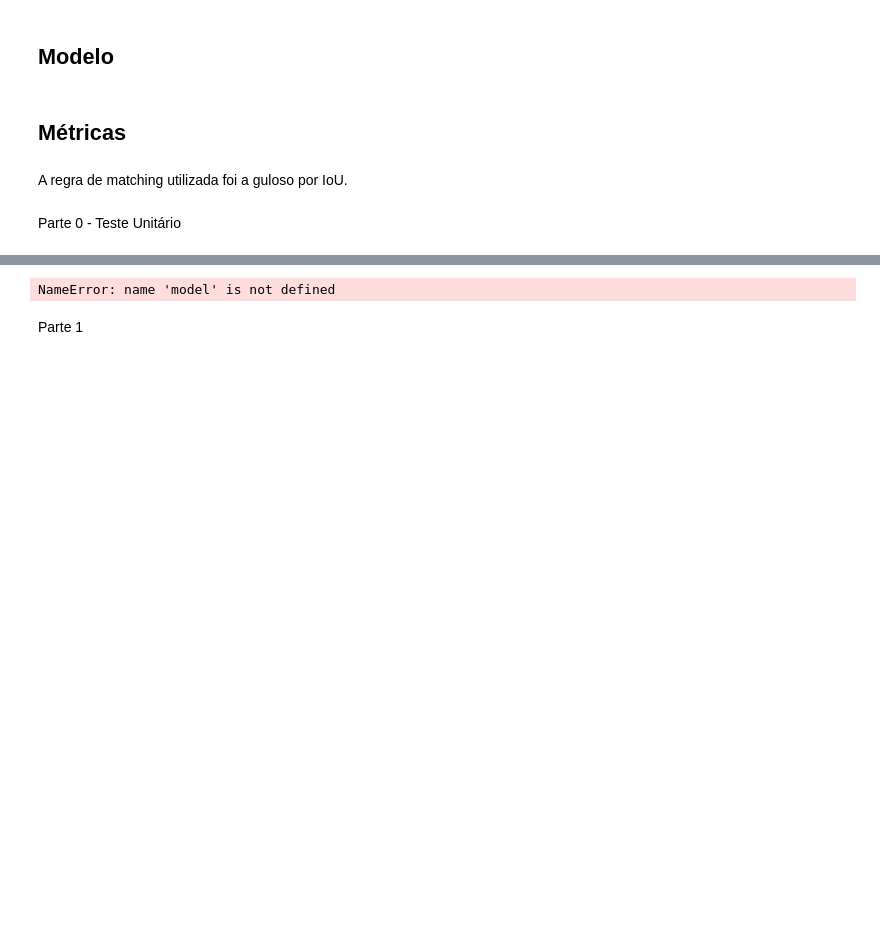
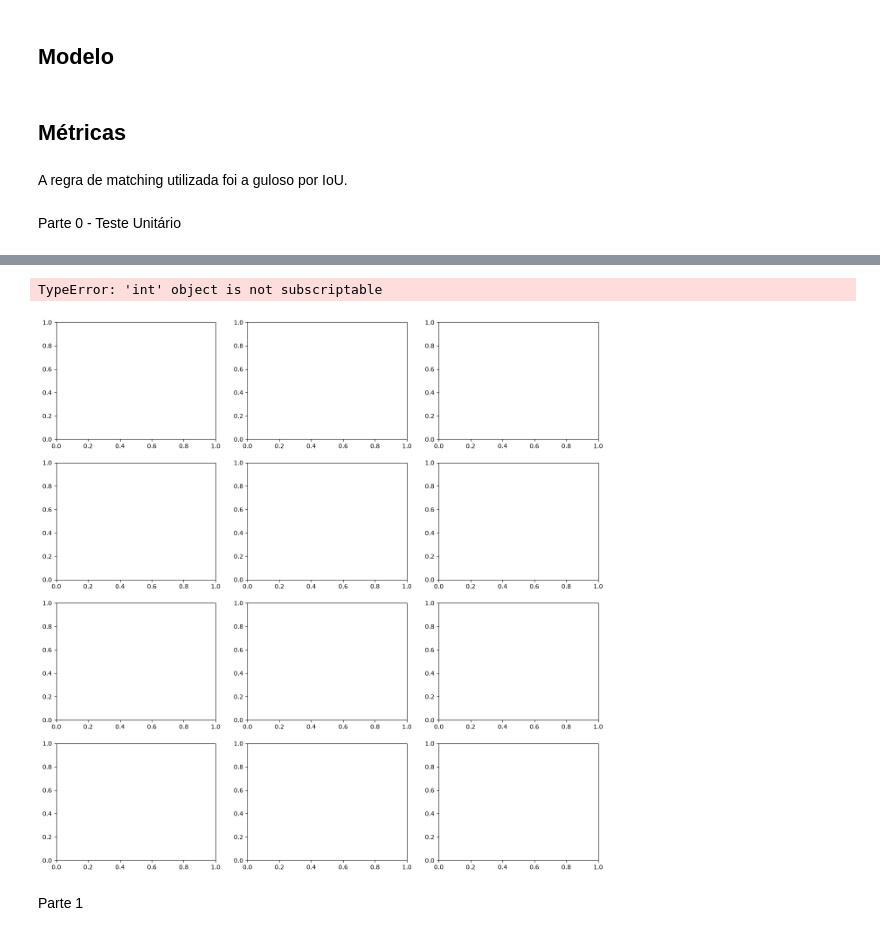
Before and after one commit to mistercapote/deep-learning-assignments, a Jupyter notebook: assignment-01/pa1.ipynb, the cells around one changed output, grey strips where cells are left out. Cells and saved outputs as stored; diff of their text form; code cells hidden in the pictures; blank space fills up the shorter version.

```diff
--- a/assignment-01/pa1.ipynb
+++ b/assignment-01/pa1.ipynb
@@ -324,37 +334,38 @@ Média global Erro Absoluto de Contagem: 9.6343
 # %%
-# images, real_masks, prediction_masks = evaluate(model, dataloader, device)
+images, real_masks, prediction_masks = evaluate(synthetic_model, synthetic_train_loader, device)
 
-# num_samples = 4
+num_samples = 4
 # calculated_metrics = [calculate_instance_metrics(real_masks[i][0], prediction_masks[i][0]) for i in range(num_samples)]
-# fig, axs = plt.subplots(num_samples, 3, figsize=(4 * num_samples, 4 * num_samples))
+fig, axs = plt.subplots(num_samples, 3, figsize=(4 * num_samples, 4 * num_samples))
 
-# for i in range(num_samples):
-#     # (Canais, Altura, Largura) -> (Altura, Largura, Canais)
-#     img_vis = images[i].transpose((1, 2, 0))
+for i in range(num_samples):
+    # (Canais, Altura, Largura) -> (Altura, Largura, Canais)
+    img_vis = images[i]
 
-#     mask_real_vis = real_masks[i]
-#     mask_prev_vis = prediction_masks[i][0]
+    mask_real_vis = real_masks[i]
+    mask_prev_vis = prediction_masks[i][0]
 
-#     # Coluna 1: Imagem
-#     axs[i, 0].imshow(img_vis)
-#     axs[i, 0].set_title(f"Exemplo {i+1}")
-#     axs[i, 0].axis('off')
+    # Coluna 1: Imagem
+    axs[i, 0].imshow(img_vis)
+    axs[i, 0].set_title(f"Exemplo {i+1}")
+    axs[i, 0].axis('off')
 
-#     # Coluna 2: Gabarito
-#     axs[i, 1].imshow(mask_real_vis, cmap='gray')
-#     axs[i, 1].set_title("Gabarito (Fundo-Objeto)")
-#     axs[i, 1].axis('off')
+    # Coluna 2: Gabarito
+    axs[i, 1].imshow(mask_real_vis, cmap='gray')
+    axs[i, 1].set_title("Gabarito (Fundo-Objeto)")
+    axs[i, 1].axis('off')
 
-#     # Coluna 3: Previsão U-Net
-#     axs[i, 2].imshow(mask_prev_vis, cmap='nipy_spectral')
-#     axs[i, 2].set_title(f"Previsão U-Net, instâncias = {np.max(mask_prev_vis) - 1}")
-#     axs[i, 2].axis('off')
+    # Coluna 3: Previsão U-Net
+    axs[i, 2].imshow(mask_prev_vis, cmap='nipy_spectral')
+    axs[i, 2].set_title(f"Previsão U-Net, instâncias = {np.max(mask_prev_vis) - 1}")
+    axs[i, 2].axis('off')
 
 # print(calculated_metrics)
-# plt.tight_layout()
-# plt.show()
+plt.tight_layout()
+plt.show()
 # %% [output]
-NameError: name 'model' is not defined
+TypeError: 'int' object is not subscriptable
+[figure, added]
 # %% [markdown]
 Parte 1
 # %%
```
Also changed, not shown: parts of 5 cells of this notebook, 2 other files.
